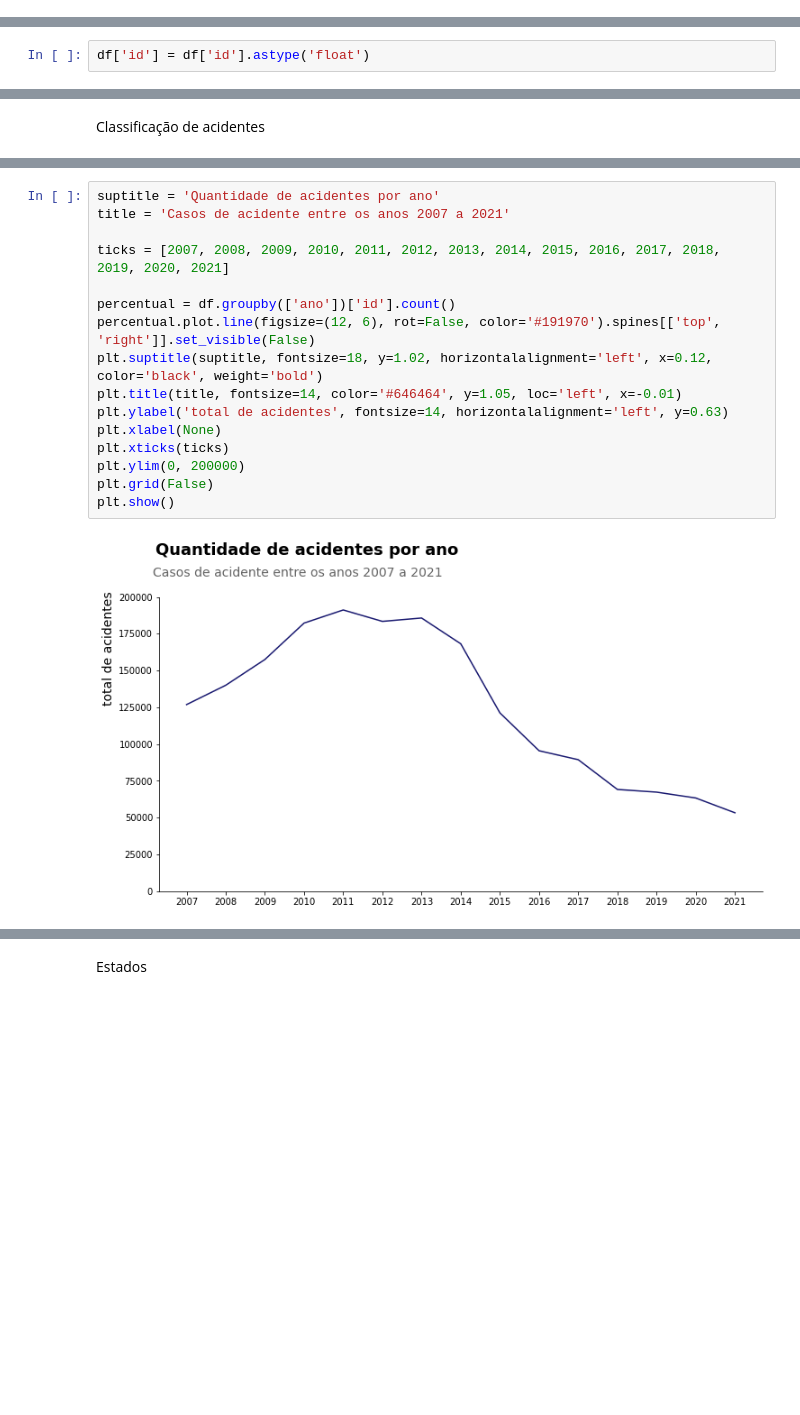
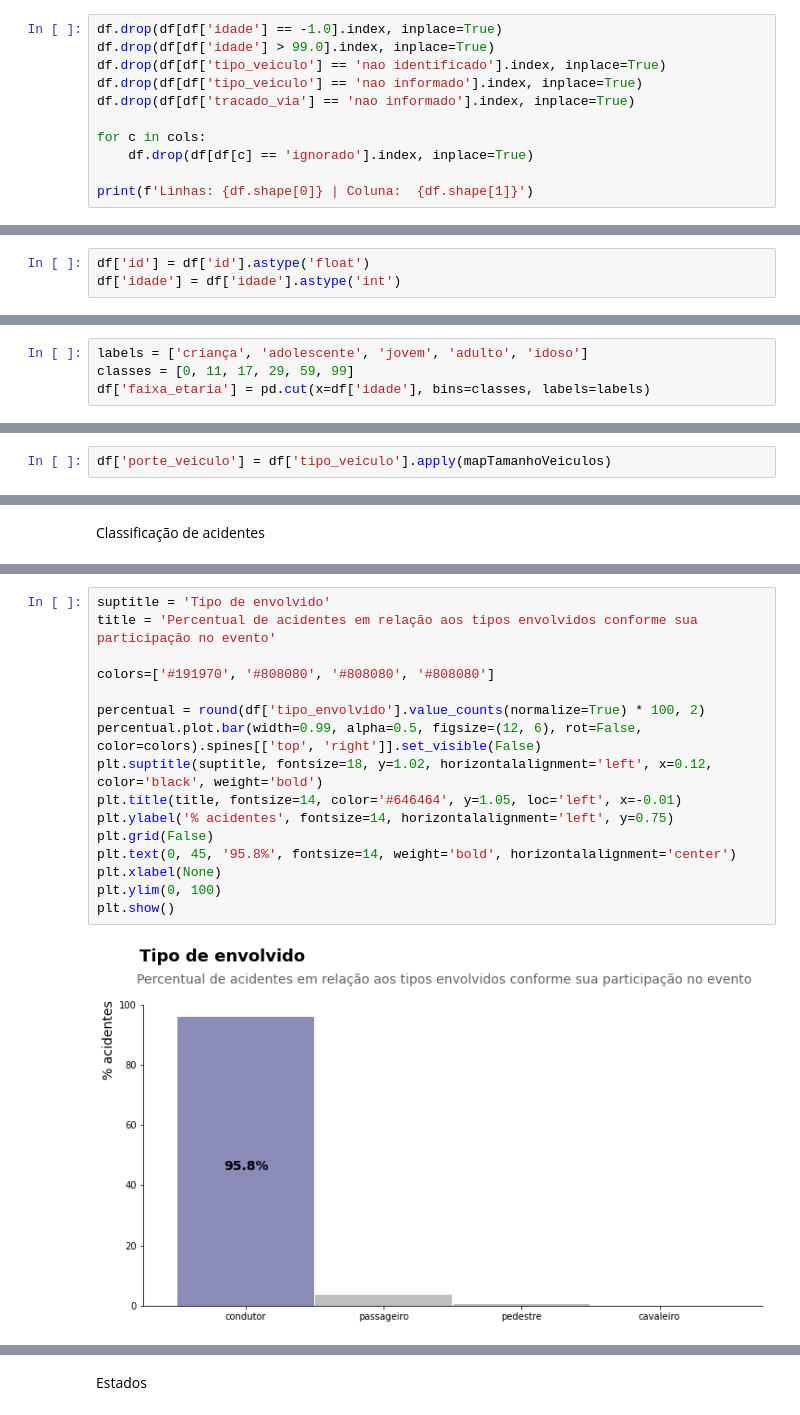
Before and after one commit to LilianeAquino/aed_projeto_1_revisitado, a Jupyter notebook: template_análise_exploratória.ipynb, the cells around one changed output, grey strips where cells are left out. Cells and saved outputs as stored; diff of their text form; blank space fills up the shorter version.

```diff
--- a/template_análise_exploratória.ipynb
+++ b/template_análise_exploratória.ipynb
@@ -130,0 +131,11 @@ df.drop(['data_inversa'], axis=1, inplace=True)
+# %%
+df.drop(df[df['idade'] == -1.0].index, inplace=True)
+df.drop(df[df['idade'] > 99.0].index, inplace=True)
+df.drop(df[df['tipo_veiculo'] == 'nao identificado'].index, inplace=True)
+df.drop(df[df['tipo_veiculo'] == 'nao informado'].index, inplace=True)
+df.drop(df[df['tracado_via'] == 'nao informado'].index, inplace=True)
+
+for c in cols:
+    df.drop(df[df[c] == 'ignorado'].index, inplace=True)
+
+print(f'Linhas: {df.shape[0]} | Coluna:  {df.shape[1]}')
@@ -132,4 +145,5 @@ df.drop(['data_inversa'], axis=1, inplace=True)
 ### Correção tipagem dados
 # %%
 df['id'] = df['id'].astype('float')
+df['idade'] = df['idade'].astype('int')
 # %% [markdown]
@@ -156,0 +185,4 @@ memory usage: 303.6+ MB
+# %%
+labels = ['criança', 'adolescente', 'jovem', 'adulto', 'idoso']
+classes = [0, 11, 17, 29, 59, 99]
+df['faixa_etaria'] = pd.cut(x=df['idade'], bins=classes, labels=labels)
@@ -157 +191,3 @@ memory usage: 303.6+ MB
+# %%
+df['porte_veiculo'] = df['tipo_veiculo'].apply(mapTamanhoVeiculos)
 # %% [markdown]
@@ -181,18 +288,18 @@ Ano
 # %%
-suptitle = 'Quantidade de acidentes por ano'
-title = 'Casos de acidente entre os anos 2007 a 2021'
+suptitle = 'Tipo de envolvido'
+title = 'Percentual de acidentes em relação aos tipos envolvidos conforme sua participação no evento'
 
-ticks = [2007, 2008, 2009, 2010, 2011, 2012, 2013, 2014, 2015, 2016, 2017, 2018, 2019, 2020, 2021]
+colors=['#191970', '#808080', '#808080', '#808080']
 
-percentual = df.groupby(['ano'])['id'].count()
-percentual.plot.line(figsize=(12, 6), rot=False, color='#191970').spines[['top', 'right']].set_visible(False)
+percentual = round(df['tipo_envolvido'].value_counts(normalize=True) * 100, 2)
+percentual.plot.bar(width=0.99, alpha=0.5, figsize=(12, 6), rot=False, color=colors).spines[['top', 'right']].set_visible(False)
 plt.suptitle(suptitle, fontsize=18, y=1.02, horizontalalignment='left', x=0.12, color='black', weight='bold')
 plt.title(title, fontsize=14, color='#646464', y=1.05, loc='left', x=-0.01)
-plt.ylabel('total de acidentes', fontsize=14, horizontalalignment='left', y=0.63)
+plt.ylabel('% acidentes', fontsize=14, horizontalalignment='left', y=0.75)
+plt.grid(False)
+plt.text(0, 45, '95.8%', fontsize=14, weight='bold', horizontalalignment='center')
 plt.xlabel(None)
-plt.xticks(ticks)
-plt.ylim(0, 200000)
-plt.grid(False)
+plt.ylim(0, 100)
 plt.show()
 # %% [output]
-[figure, old version]
+[figure, new version]
```
Also changed, not shown: parts of 100 cells of this notebook, 2 other files.
